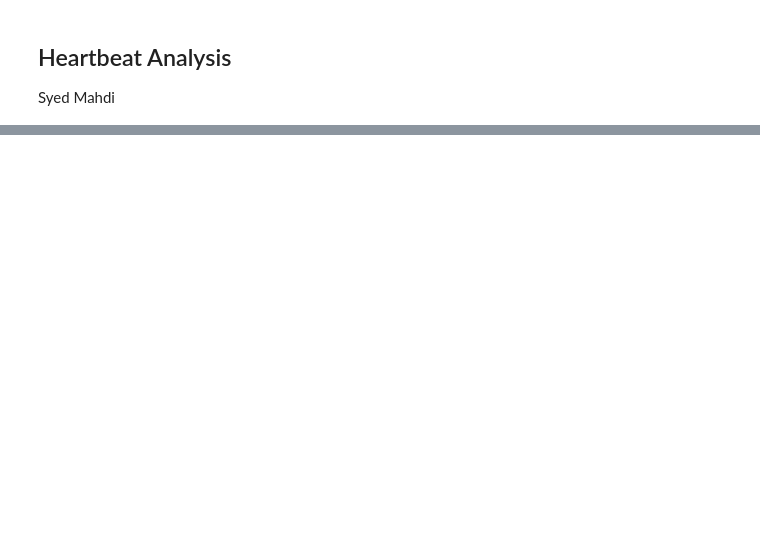
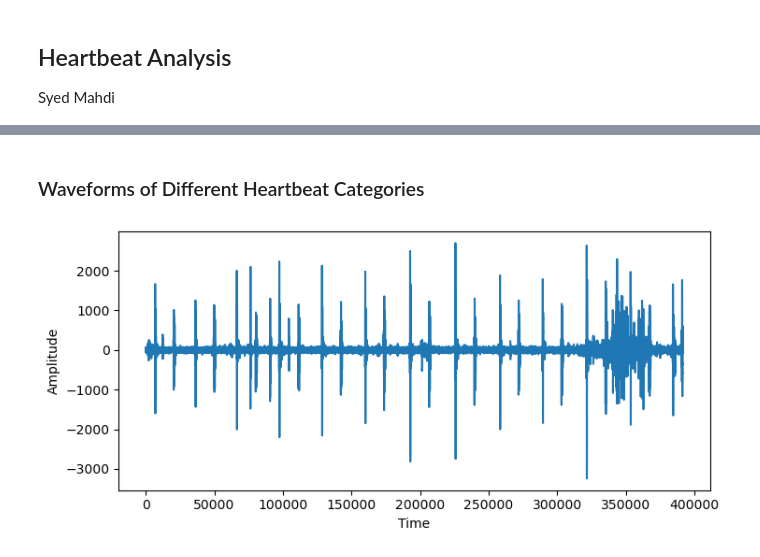
Before and after one commit to smm3123/Heart-Murmur-Identification-With-Machine-Learning, a Jupyter notebook: heartbeat_machine_learning.ipynb, the cells around one changed output, grey strips where cells are left out. Drawn from its saved outputs; the diff is of its cells as text; code cells hidden in the pictures; blank space fills up the shorter version.

Commit message:
Explore waveforms of various heartbeat categories

```diff
--- a/heartbeat_machine_learning.ipynb
+++ b/heartbeat_machine_learning.ipynb
@@ -46,0 +88,20 @@ combined_dataset = set_a.append()
+# %%
+# Function to plot the waveform of a given file
+from scipy.io.wavfile import read
+
+def plot_waveform_for_file(file_path):
+    # Source: https://www.tutorialspoint.com/how-to-plot-a-wav-file-using-matplotlib
+    input_data = read(file_path)
+    audio = input_data[1]
+    plt.plot(audio)
+    plt.ylabel("Amplitude")
+    plt.xlabel("Time")
+    plt.show()
+# %% [markdown]
+<h3>Waveforms of Different Heartbeat Categories</h3>
+# %%
+# We can see the waveform for a normal heartbeat has distinct patterns for the "lub-dub" the heart makes
+normal_heartbeat_path = path + "/set_a/normal__201101070538.wav"
+plot_waveform_for_file(normal_heartbeat_path)
+# %% [output]
+[figure, added]
```
Also changed, not shown: parts of 11 cells of this notebook.
